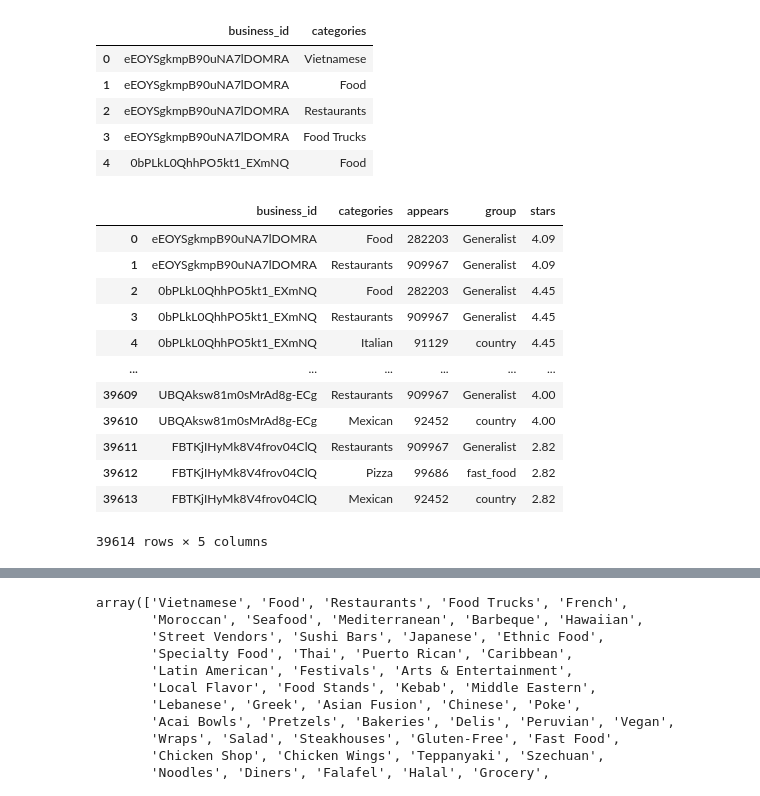
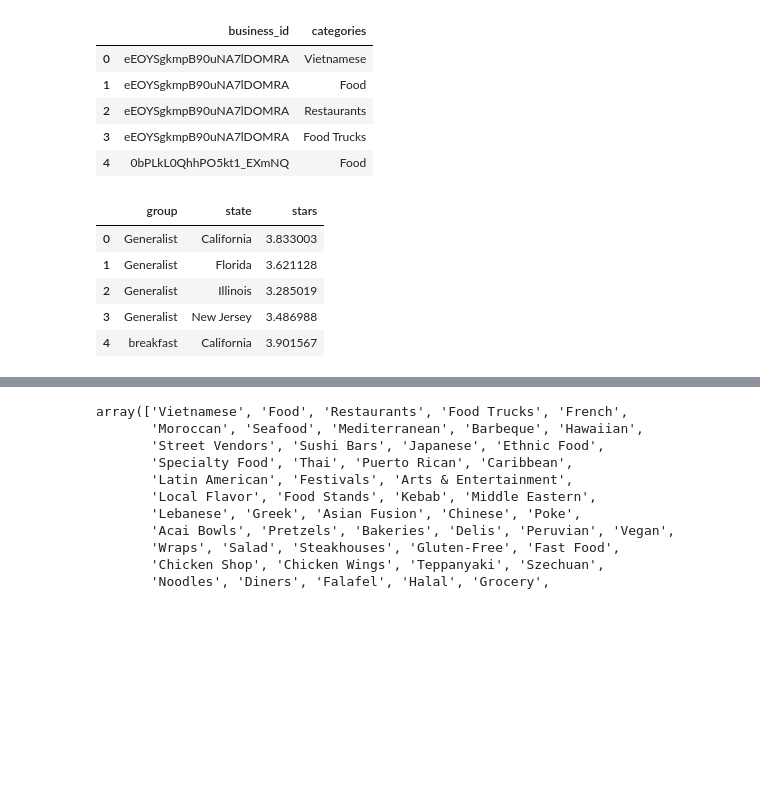
Before and after one commit to Paniceres/GP_Henry, a Jupyter notebook: etl-eda/eda_kpi.ipynb, the cells around one changed output, grey strips where cells are left out. Cells and saved outputs as stored; diff of their text form; code cells hidden in the pictures; blank space fills up the shorter version.

```diff
--- a/etl-eda/eda_kpi.ipynb
+++ b/etl-eda/eda_kpi.ipynb
@@ -188,22 +190,16 @@ by_categories.head()
 # %%
 
 # Análisis de correlación entre 'stars' y 'group'
 #correlation_matrix = df_filtered[['stars', 'group']].corr()
 
 #correlation_matrix
 
-pd.merge(pd.merge(by_categories,df_filtered,on='categories',how='inner'),df_by[['business_id','stars']],on='business_id').groupby('group')['stars'].mean()
+group_stars = pd.merge(pd.merge(by_categories,df_filtered,on='categories',how='inner'),df_by[['business_id','stars','state']],on='business_id').groupby(['group','state'])['stars'].mean().reset_index()
+group_stars.head()
 # %% [output]
-|  | business_id | categories | appears | group | stars |
-| 0 | eEOYSgkmpB90uNA7lDOMRA | Food | 282203 | Generalist | 4.09 |
-| 1 | eEOYSgkmpB90uNA7lDOMRA | Restaurants | 909967 | Generalist | 4.09 |
-| 2 | 0bPLkL0QhhPO5kt1_EXmNQ | Food | 282203 | Generalist | 4.45 |
-| 3 | 0bPLkL0QhhPO5kt1_EXmNQ | Restaurants | 909967 | Generalist | 4.45 |
-| 4 | 0bPLkL0QhhPO5kt1_EXmNQ | Italian | 91129 | country | 4.45 |
-| ... | ... | ... | ... | ... | ... |
-| 39609 | UBQAksw81m0sMrAd8g-ECg | Restaurants | 909967 | Generalist | 4.00 |
-| 39610 | UBQAksw81m0sMrAd8g-ECg | Mexican | 92452 | country | 4.00 |
-| 39611 | FBTKjIHyMk8V4frov04ClQ | Restaurants | 909967 | Generalist | 2.82 |
-| 39612 | FBTKjIHyMk8V4frov04ClQ | Pizza | 99686 | fast_food | 2.82 |
-| 39613 | FBTKjIHyMk8V4frov04ClQ | Mexican | 92452 | country | 2.82 |
+|  | group | state | stars |
+| 0 | Generalist | California | 3.833003 |
+| 1 | Generalist | Florida | 3.621128 |
+| 2 | Generalist | Illinois | 3.285019 |
+| 3 | Generalist | New Jersey | 3.486988 |
+| 4 | breakfast | California | 3.901567 |
-39614 rows × 5 columns
```
Also changed, not shown: parts of 2 cells of this notebook.
